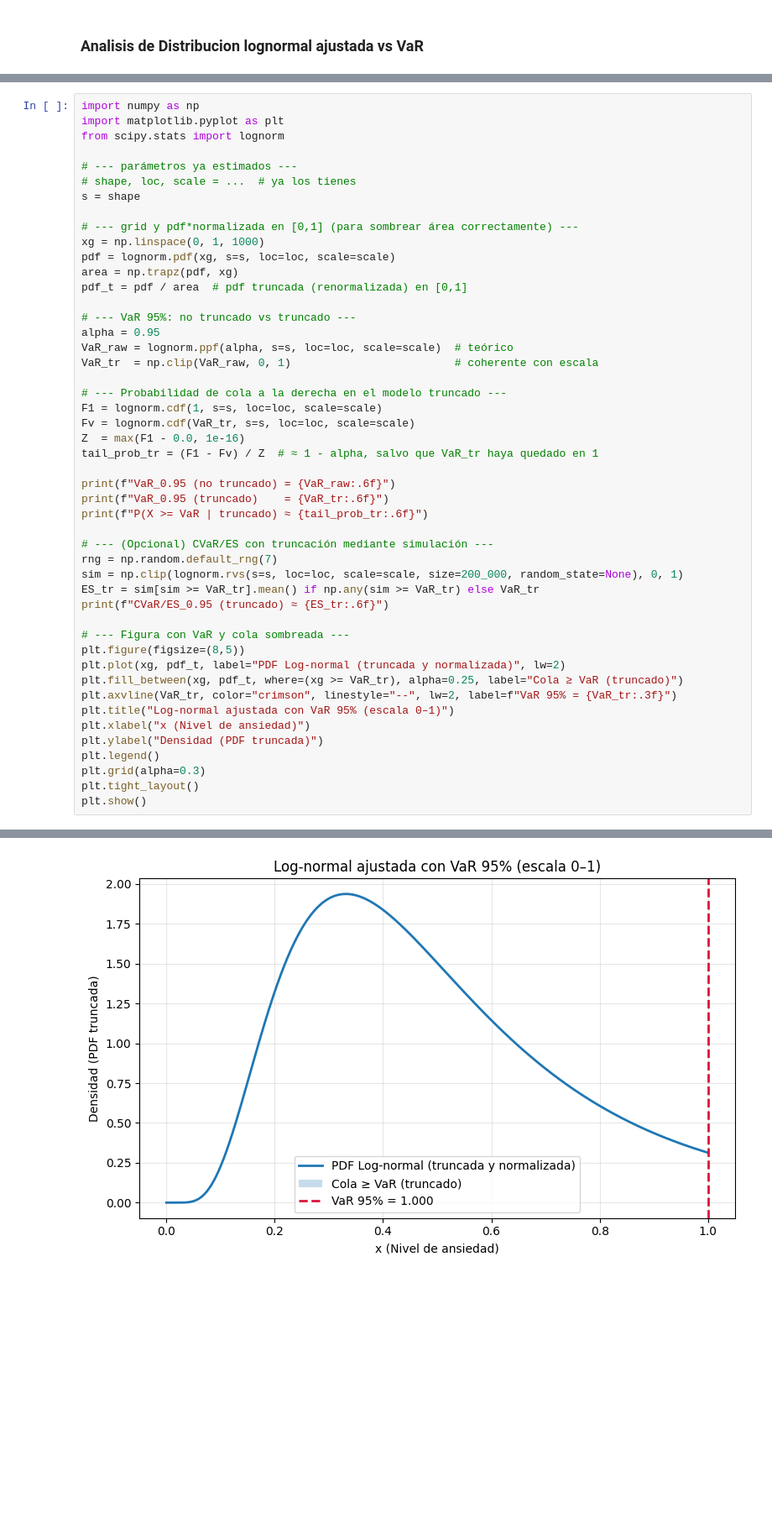
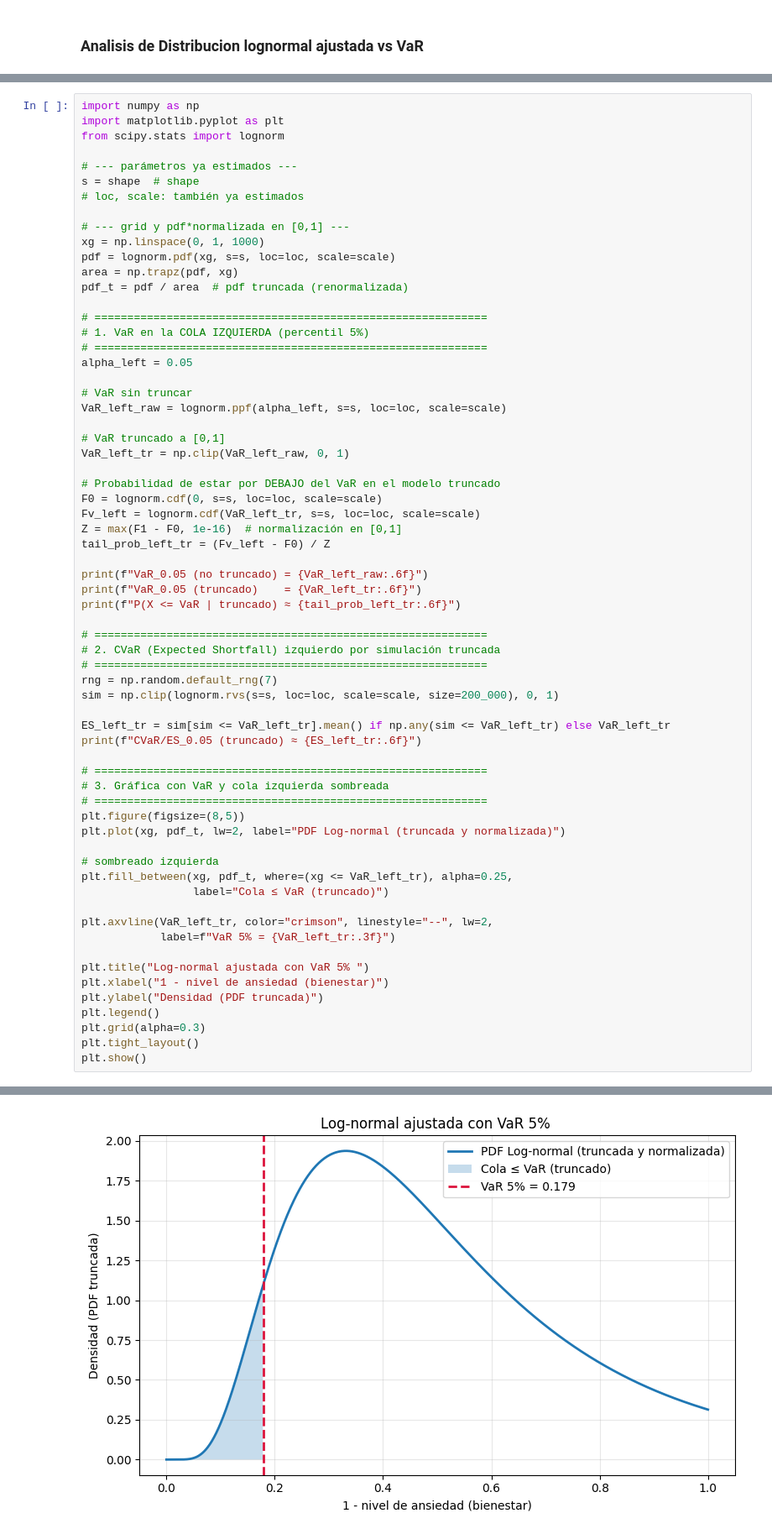
Before and after one commit to D2Giraldot/Anxiety_HMM_TdG, a Jupyter notebook: data-science-project/notebooks/Final/03_Estabilización_Evaluación_v2.ipynb, the cells around one changed output, grey strips where cells are left out. Shown at 84% size. Drawn from its saved outputs; the diff is of its cells as text; blank space fills up the shorter version.

```diff
--- a/data-science-project/notebooks/Final/03_Estabilización_Evaluación_v2.ipynb
+++ b/data-science-project/notebooks/Final/03_Estabilización_Evaluación_v2.ipynb
@@ -1309,43 +1287,60 @@ import matplotlib.pyplot as plt
 from scipy.stats import lognorm
 
 # --- parámetros ya estimados ---
-# shape, loc, scale = ...  # ya los tienes
-s = shape
+s = shape  # shape
+# loc, scale: también ya estimados
 
-# --- grid y pdf*normalizada en [0,1] (para sombrear área correctamente) ---
+# --- grid y pdf*normalizada en [0,1] ---
 xg = np.linspace(0, 1, 1000)
 pdf = lognorm.pdf(xg, s=s, loc=loc, scale=scale)
 area = np.trapz(pdf, xg)
-pdf_t = pdf / area  # pdf truncada (renormalizada) en [0,1]
+pdf_t = pdf / area  # pdf truncada (renormalizada)
 
-# --- VaR 95%: no truncado vs truncado ---
-alpha = 0.95
-VaR_raw = lognorm.ppf(alpha, s=s, loc=loc, scale=scale)  # teórico
-VaR_tr  = np.clip(VaR_raw, 0, 1)                         # coherente con escala
+# ============================================================
+# 1. VaR en la COLA IZQUIERDA (percentil 5%)
+# ============================================================
+alpha_left = 0.05
 
-# --- Probabilidad de cola a la derecha en el modelo truncado ---
-F1 = lognorm.cdf(1, s=s, loc=loc, scale=scale)
-Fv = lognorm.cdf(VaR_tr, s=s, loc=loc, scale=scale)
-Z  = max(F1 - 0.0, 1e-16)
-tail_prob_tr = (F1 - Fv) / Z  # ≈ 1 - alpha, salvo que VaR_tr haya quedado en 1
+# VaR sin truncar
+VaR_left_raw = lognorm.ppf(alpha_left, s=s, loc=loc, scale=scale)
 
-print(f"VaR_0.95 (no truncado) = {VaR_raw:.6f}")
-print(f"VaR_0.95 (truncado)    = {VaR_tr:.6f}")
-print(f"P(X >= VaR | truncado) ≈ {tail_prob_tr:.6f}")
+# VaR truncado a [0,1]
+VaR_left_tr = np.clip(VaR_left_raw, 0, 1)
 
-# --- (Opcional) CVaR/ES con truncación mediante simulación ---
+# Probabilidad de estar por DEBAJO del VaR en el modelo truncado
+F0 = lognorm.cdf(0, s=s, loc=loc, scale=scale)
+Fv_left = lognorm.cdf(VaR_left_tr, s=s, loc=loc, scale=scale)
+Z = max(F1 - F0, 1e-16)  # normalización en [0,1]
+tail_prob_left_tr = (Fv_left - F0) / Z
+
+print(f"VaR_0.05 (no truncado) = {VaR_left_raw:.6f}")
+print(f"VaR_0.05 (truncado)    = {VaR_left_tr:.6f}")
+print(f"P(X <= VaR | truncado) ≈ {tail_prob_left_tr:.6f}")
+
+# ============================================================
+# 2. CVaR (Expected Shortfall) izquierdo por simulación truncada
+# ============================================================
 rng = np.random.default_rng(7)
-sim = np.clip(lognorm.rvs(s=s, loc=loc, scale=scale, size=200_000, random_state=None), 0, 1)
-ES_tr = sim[sim >= VaR_tr].mean() if np.any(sim >= VaR_tr) else VaR_tr
-print(f"CVaR/ES_0.95 (truncado) ≈ {ES_tr:.6f}")
+sim = np.clip(lognorm.rvs(s=s, loc=loc, scale=scale, size=200_000), 0, 1)
 
-# --- Figura con VaR y cola sombreada ---
+ES_left_tr = sim[sim <= VaR_left_tr].mean() if np.any(sim <= VaR_left_tr) else VaR_left_tr
+print(f"CVaR/ES_0.05 (truncado) ≈ {ES_left_tr:.6f}")
+
+# ============================================================
+# 3. Gráfica con VaR y cola izquierda sombreada
+# ============================================================
 plt.figure(figsize=(8,5))
-plt.plot(xg, pdf_t, label="PDF Log-normal (truncada y normalizada)", lw=2)
-plt.fill_between(xg, pdf_t, where=(xg >= VaR_tr), alpha=0.25, label="Cola ≥ VaR (truncado)")
-plt.axvline(VaR_tr, color="crimson", linestyle="--", lw=2, label=f"VaR 95% = {VaR_tr:.3f}")
-plt.title("Log-normal ajustada con VaR 95% (escala 0–1)")
-plt.xlabel("x (Nivel de ansiedad)")
+plt.plot(xg, pdf_t, lw=2, label="PDF Log-normal (truncada y normalizada)")
+
+# sombreado izquierda
+plt.fill_between(xg, pdf_t, where=(xg <= VaR_left_tr), alpha=0.25,
+                 label="Cola ≤ VaR (truncado)")
+
+plt.axvline(VaR_left_tr, color="crimson", linestyle="--", lw=2,
+            label=f"VaR 5% = {VaR_left_tr:.3f}")
+
+plt.title("Log-normal ajustada con VaR 5% ")
+plt.xlabel("1 - nivel de ansiedad (bienestar)")
 plt.ylabel("Densidad (PDF truncada)")
 plt.legend()
 plt.grid(alpha=0.3)
@@ -1359 +1354 @@ CVaR/ES_0.95 (truncado) ≈ 1.000000
-[figure, old version]
+[figure, new version]
```
Also changed, not shown: parts of 14 cells of this notebook.
